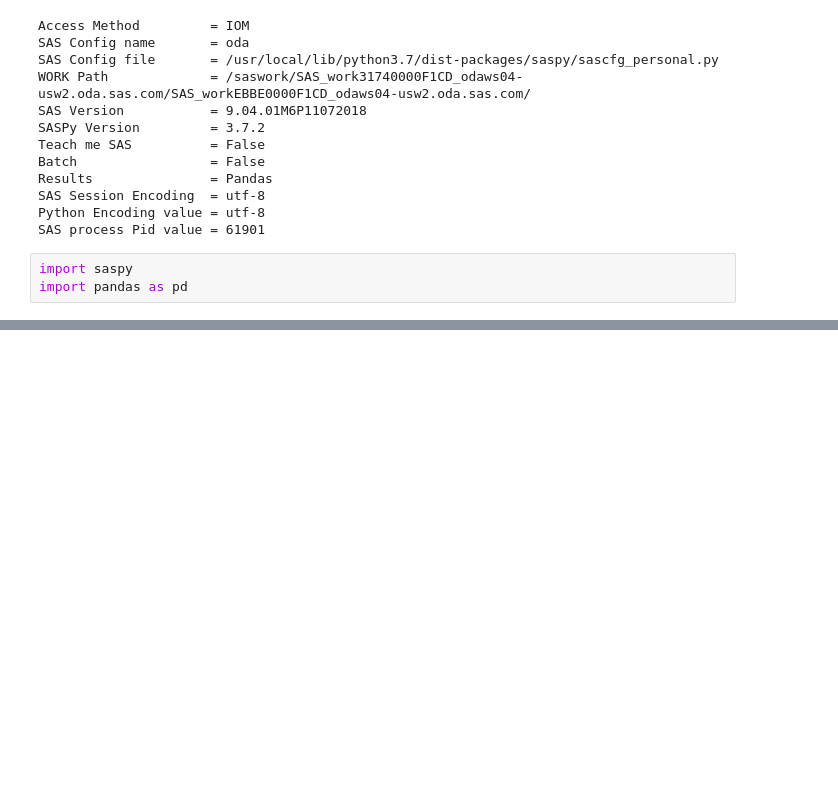
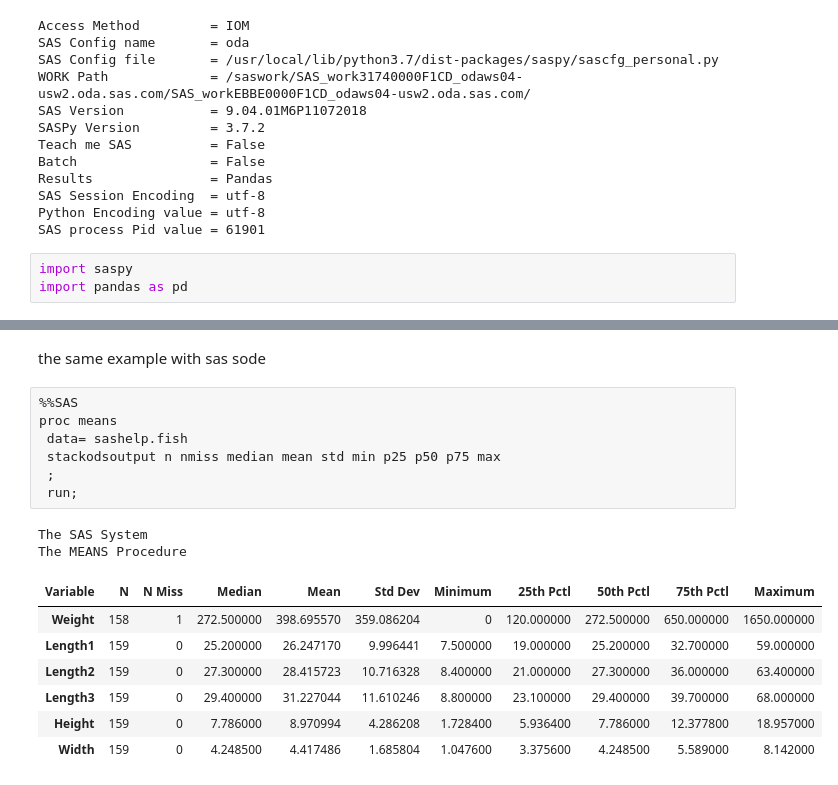
Before and after one commit to franmarq/SAS-OnDemand-for-Academics---Python, a Jupyter notebook: sascfg_personal.ipynb, the cells around one changed output, grey strips where cells are left out. Drawn from its saved outputs; the diff is of its cells as text; blank space fills up the shorter version.

```diff
--- a/sascfg_personal.ipynb
+++ b/sascfg_personal.ipynb
@@ -51,0 +183,19 @@ import pandas as pd
+# %% [markdown]
+the same example with sas sode
+# %%
+%%SAS
+proc means
+ data= sashelp.fish
+ stackodsoutput n nmiss median mean std min p25 p50 p75 max
+ ;
+ run;
+# %% [output]
+The SAS System
+The MEANS Procedure
+| Variable | N | N Miss | Median | Mean | Std Dev | Minimum | 25th Pctl | 50th Pctl | 75th Pctl | Maximum |
+| Weight | 158 | 1 | 272.500000 | 398.695570 | 359.086204 | 0 | 120.000000 | 272.500000 | 650.000000 | 1650.000000 |
+| Length1 | 159 | 0 | 25.200000 | 26.247170 | 9.996441 | 7.500000 | 19.000000 | 25.200000 | 32.700000 | 59.000000 |
+| Length2 | 159 | 0 | 27.300000 | 28.415723 | 10.716328 | 8.400000 | 21.000000 | 27.300000 | 36.000000 | 63.400000 |
+| Length3 | 159 | 0 | 29.400000 | 31.227044 | 11.610246 | 8.800000 | 23.100000 | 29.400000 | 39.700000 | 68.000000 |
+| Height | 159 | 0 | 7.786000 | 8.970994 | 4.286208 | 1.728400 | 5.936400 | 7.786000 | 12.377800 | 18.957000 |
+| Width | 159 | 0 | 4.248500 | 4.417486 | 1.685804 | 1.047600 | 3.375600 | 4.248500 | 5.589000 | 8.142000 |
```
Also changed, not shown: parts of 22 cells of this notebook.
